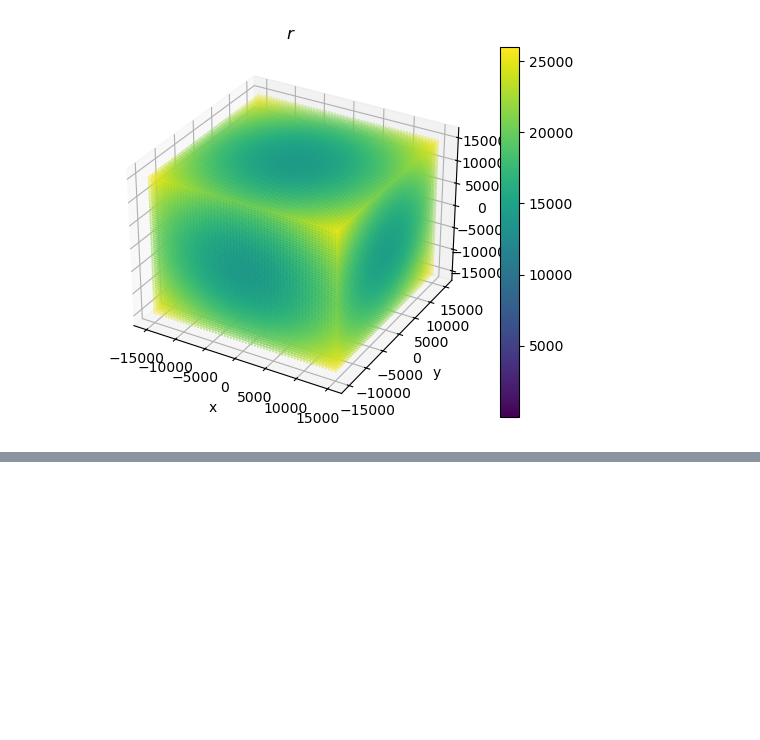
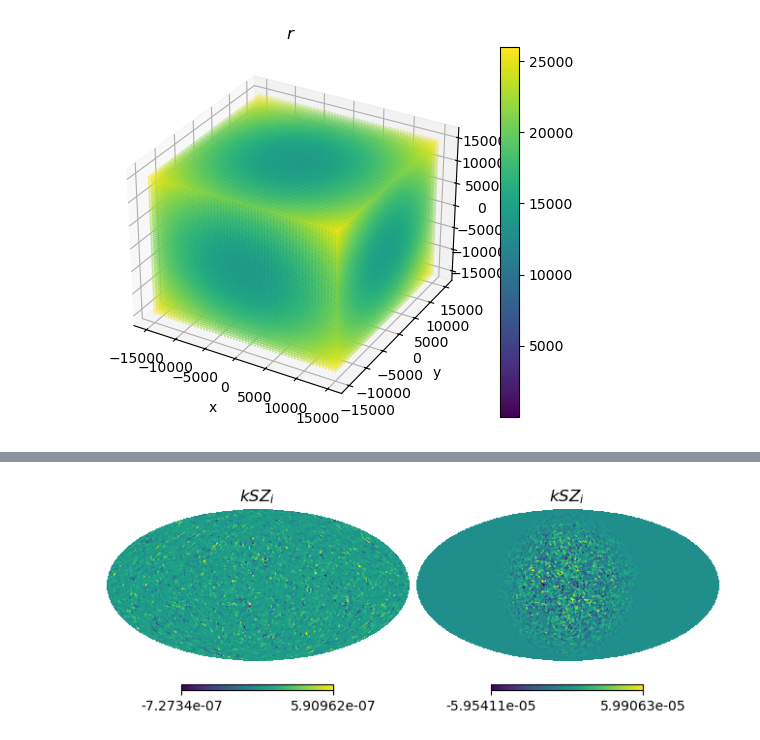
Before and after one commit to catketchup/ReCCO, a Jupyter notebook: code/test.ipynb, the cells around one changed output, grey strips where cells are left out. Drawn from its saved outputs; the diff is of its cells as text; code cells hidden in the pictures; blank space fills up the shorter version.

```diff
--- a/code/test.ipynb
+++ b/code/test.ipynb
@@ -338,0 +364,7 @@ if 1:
+# %%
+kszmap = vmaps[bin_i]*taudmaps[bin_i]*deltachi
+kszmap_test = vmap_test*taudmaps[bin_i]*deltachi
+hp.mollview(kszmap, sub=121, title=r'$kSZ_{i}$')
+hp.mollview(kszmap_test, sub=122, title=r'$kSZ_{i}$')
+# %% [output]
+[figure, added]
```
Also changed, not shown: parts of 20 cells of this notebook, 3 other files.
